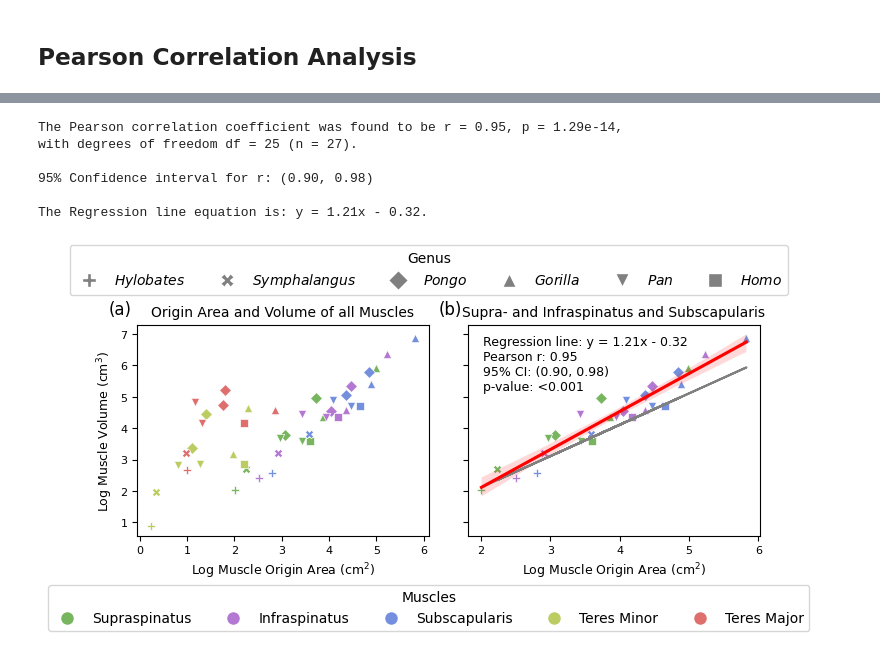
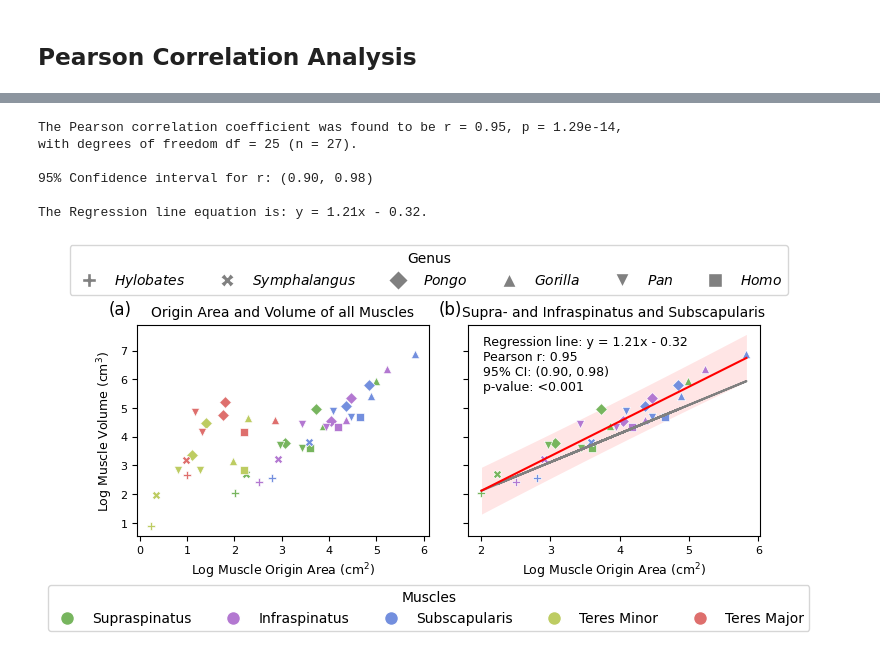
Before and after one commit to JuliaVanBeesel/ShoulderMuscleReconstructions, a Jupyter notebook: MuscVolReco_Code/_build/jupyter_execute/notebooks/Correlation_Analysis_SIS.ipynb, the cells around one changed output, grey strips where cells are left out. Drawn from its saved outputs; the diff is of its cells as text; code cells hidden in the pictures.

Commit message:
Updated figures, included prediction intervals in figures and as tables. Updated figure captions. Book is finalized and published.

```diff
--- a/MuscVolReco_Code/_build/jupyter_execute/notebooks/Correlation_Analysis_SIS.ipynb
+++ b/MuscVolReco_Code/_build/jupyter_execute/notebooks/Correlation_Analysis_SIS.ipynb
@@ -42,7 +40,6 @@ data = pd.read_excel(file_path)
 
 # Apply logarithmic transformation to the Origin_Area and Muscle_Volume_rec
 data['Log_Origin_Area'] = np.log(data['Origin_Area (cm²)'])
-data['Log_Volume_rec'] = np.log(data['Volume_rec (cm³)'])
 data['Log_Volume_exp'] = np.log(data['Volume_exp (cm³)'])
 # %% [markdown]
 ## Filter data
@@ -164,7 +160,7 @@ Notes:
 prstd, iv_l, iv_u = wls_prediction_std(re)
 # determine slope and intercept
 intercept = re.params.iloc[0] # The first parameter is the intercept
-slope = re.params.iloc[1]      # The remaining parameters are the slope(s)
+slope = re.params.iloc[1]      # The remaining parameter is the slope
 
 # determine y values for linear model
 y_pred = slope * x + intercept
@@ -248,6 +244,16 @@ ax2 = axes[1]
 muscle_names = filtered_data['Muscle_Name']
 specimen_names = filtered_data['Genus']
 
+# sort values before using the fill_between function
+# Sort the values based on x (Log_Origin_Area)
+sorted_indices = x.argsort()
+x_sorted = x.iloc[sorted_indices]
+iv_l_sorted = iv_l.iloc[sorted_indices]
+iv_u_sorted = iv_u.iloc[sorted_indices]
+
+# Plot the prediction intervals as shaded areas
+ax2.fill_between(x_sorted, iv_l_sorted, iv_u_sorted, alpha=0.1, color='red', linewidth = 0) # 95% Prediction Interval
+
 # Determine line for isometric scaling
 Y = filtered_data['Log_Origin_Area'] + slope*min(filtered_data['Log_Origin_Area']) + intercept -min(filtered_data['Log_Origin_Area'])
 ax2.plot(filtered_data['Log_Origin_Area'], Y, color='grey')
@@ -259,13 +265,9 @@ for muscle, color in custom_colors.items():
         sns.scatterplot(x='Log_Origin_Area', y='Log_Volume_exp', ax=ax2, data=filtered_data[mask],
                         color=color, marker=marker)
 
-# Add regression line and confidence interval
-sns.regplot(x='Log_Origin_Area', y='Log_Volume_exp', ax=ax2 , data=filtered_data, scatter=False, color='red')
+# Plot regression line
+sns.lineplot(x=x, y=y_pred, color='red', ax=ax2)
 
-
-
-# Visualization
-#sns.scatterplot(x='Log_Origin_Area', y='Log_Volume_rec', data=filtered_data)
 
 # Apply custom fonts to the plot
 ax2.set_title('Supra- and Infraspinatus and Subscapularis',fontsize=10)
@@ -294,31 +296,31 @@ handles_muscles = [plt.Line2D([0], [0], marker='o', color='w', label=muscle,
 
 # Create handles with italicized labels
 handles_specimen = [
     plt.Line2D(
         [0], [0],
         marker=marker,
         color='w',
         label=f'${specimen}$',  # Italicize the label here
         markerfacecolor='gray',
         markersize=10
     )
     for specimen, marker in custom_markers.items()
 ]
 
 # Add legends above and below the plots
 fig.legend(handles=handles_specimen, title='Genus', loc='upper center', ncol=6)
 fig.legend(handles=handles_muscles, title='Muscles', loc='lower center', ncol=6)
 
 # Adjust layout to make room for legends
 plt.tight_layout(rect=[0, 0.1, 1, 0.9])  # Leave space for legends
 
 
 plt.show()
 # %% [output]
 The Pearson correlation coefficient was found to be r = 0.95, p = 1.29e-14,
 with degrees of freedom df = 25 (n = 27).
 
 95% Confidence interval for r: (0.90, 0.98)
 
 The Regression line equation is: y = 1.21x - 0.32.
-[figure, old version]
+[figure, new version]
```
Also changed, not shown: parts of 6 cells of this notebook, 34 other files.
